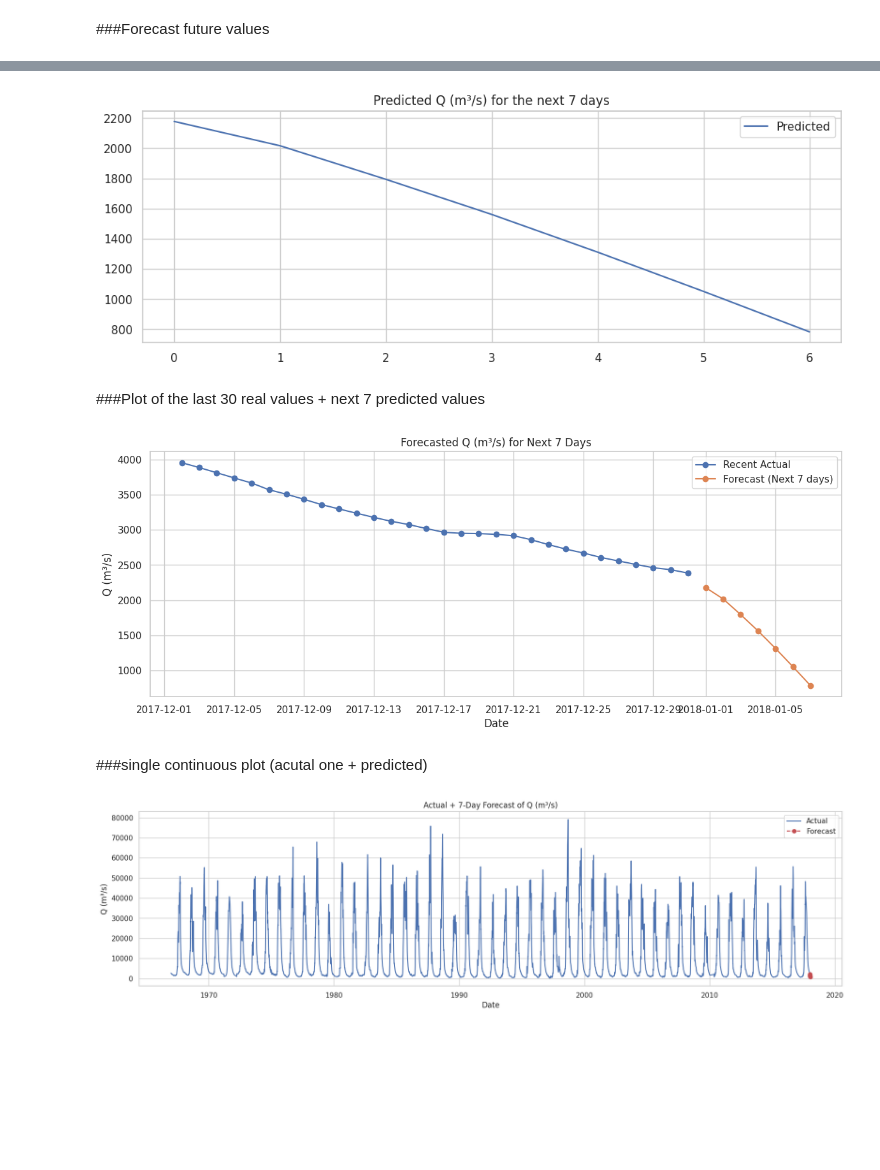
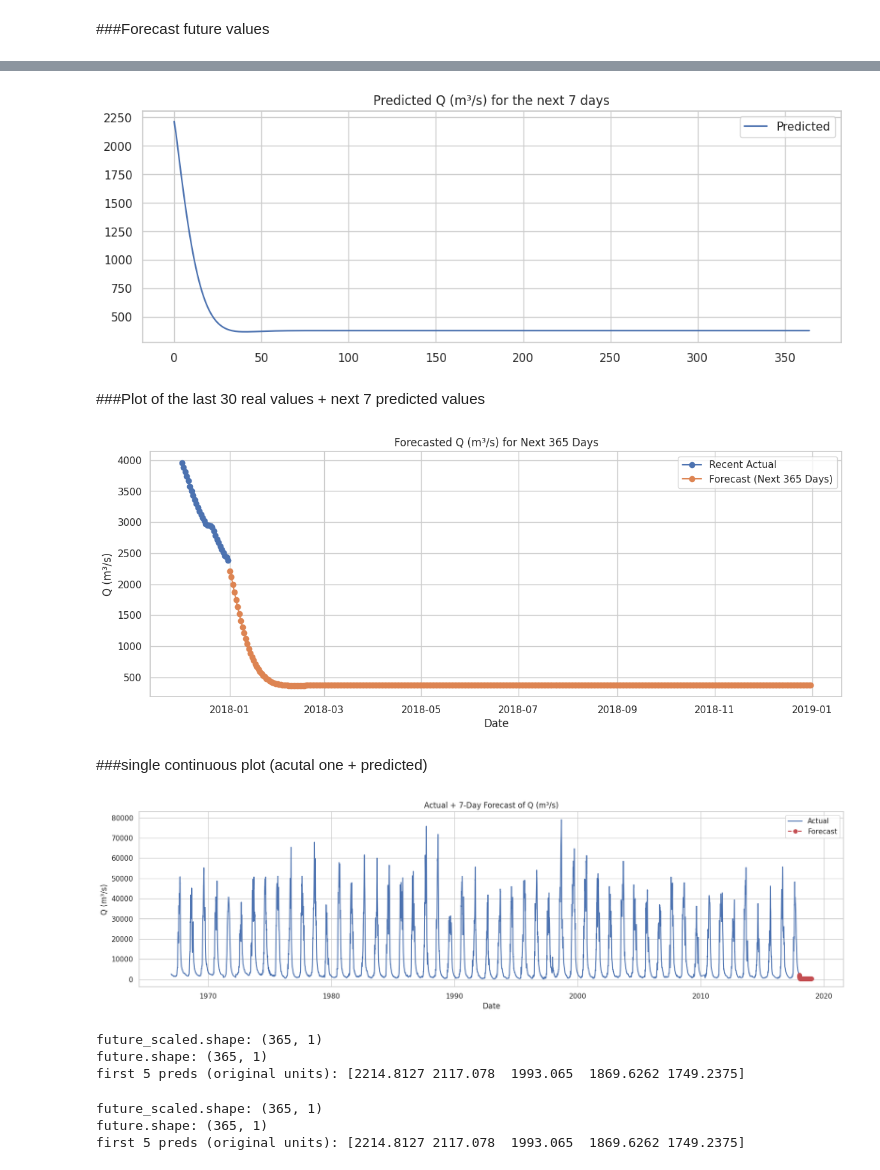
Before and after one commit to GVSU-CIS635/projects-outliers, a Jupyter notebook: LSTM_model.ipynb, the cells around one changed output, grey strips where cells are left out. Saved outputs shown, nothing was run; the diff lists cells and outputs as text; code cells hidden in the pictures; blank space fills up the shorter version.

```diff
--- a/LSTM_model.ipynb
+++ b/LSTM_model.ipynb
@@ -243,7 +248,7 @@ def forecast_future(model, last_sequence, n):
     return np.array(preds)
 
 last_seq = series_scaled[-SEQ_LEN:]
-future_scaled = forecast_future(model, last_seq, 7)
+future_scaled = forecast_future(model, last_seq, 365)
 future = scaler.inverse_transform(future_scaled)
 future
 # %% [output]
@@ -268,30 +293,35 @@ plt.legend()
 plt.title("Predicted Q (m³/s) for the next 7 days")
 plt.show()
 # %% [output]
-[figure, old version]
+[figure, new version]
 # %% [markdown]
 ###Plot of the last 30 real values + next 7 predicted values
 # %%
-
 history_days = 30
 recent_actual = series[-history_days:]
+
 last_date = series.index[-1]
-future_dates = pd.date_range(start=last_date + pd.Timedelta(days=1), periods=7)
 
+# Generate 1 year of daily dates
+future_dates = pd.date_range(start=last_date + pd.Timedelta(days=1), periods=365)
+
+# Convert predictions to a pandas Series
 future_series = pd.Series(future.flatten(), index=future_dates)
 
 plt.figure(figsize=(14,5))
 plt.plot(recent_actual.index, recent_actual.values, label="Recent Actual", marker='o')
-plt.plot(future_series.index, future_series.values, label="Forecast (Next 7 days)", marker='o')
 
-plt.title("Forecasted Q (m³/s) for Next 7 Days")
+# Plot 1-year forecast
+plt.plot(future_series.index, future_series.values, label="Forecast (Next 365 Days)", marker='o')
+
+plt.title("Forecasted Q (m³/s) for Next 365 Days")
 plt.xlabel("Date")
 plt.ylabel("Q (m³/s)")
 plt.legend()
 plt.grid(True)
 plt.show()
 # %% [output]
-[figure, old version]
+[figure, new version]
 # %% [markdown]
 ###single continuous plot (acutal one  + predicted)
 # %%
@@ -305,4 +335,4 @@ plt.legend()
 plt.grid(True)
 plt.show()
 # %% [output]
-[figure, old version]
+[figure, new version]
@@ -308,0 +356,16 @@ plt.show()
+# %%
+print("future_scaled.shape:", future_scaled.shape)
+print("future.shape:", future.shape)
+print("first 5 preds (original units):", future_flat[:5])
+# %% [output]
+future_scaled.shape: (365, 1)
+future.shape: (365, 1)
+first 5 preds (original units): [2214.8127 2117.078  1993.065  1869.6262 1749.2375]
+# %%
+print("future_scaled.shape:", future_scaled.shape)
+print("future.shape:", future.shape)
+print("first 5 preds (original units):", future_flat[:5])
+# %% [output]
+future_scaled.shape: (365, 1)
+future.shape: (365, 1)
+first 5 preds (original units): [2214.8127 2117.078  1993.065  1869.6262 1749.2375]
```
Also changed, not shown: parts of 13 cells of this notebook.
